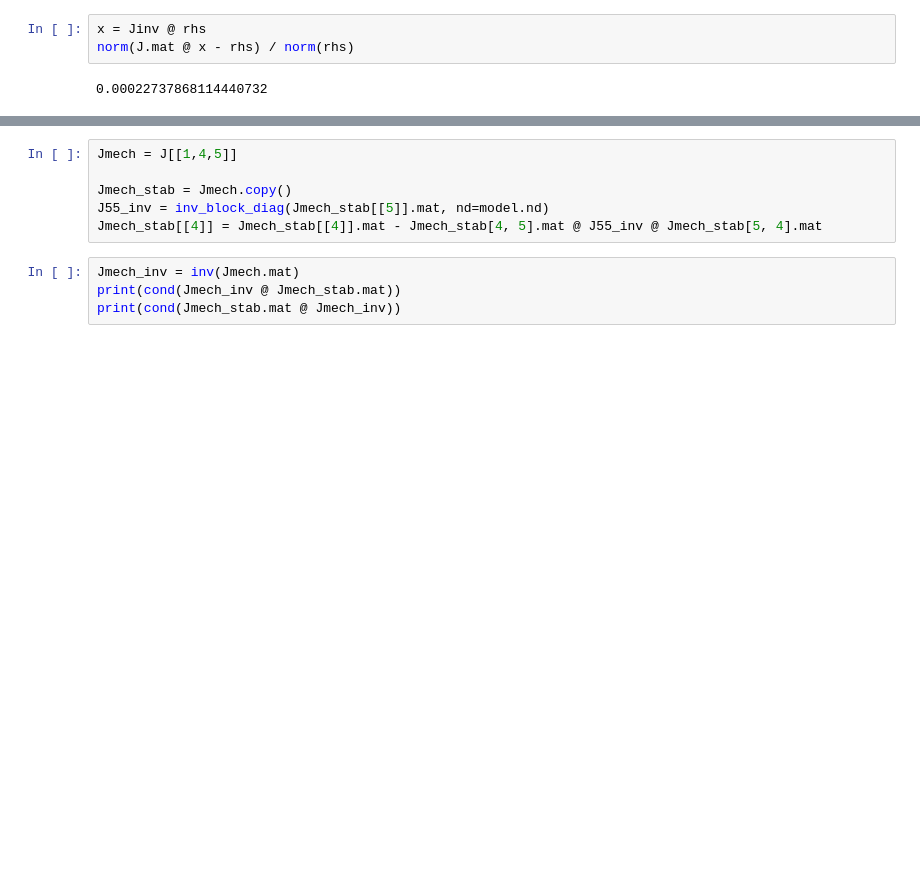
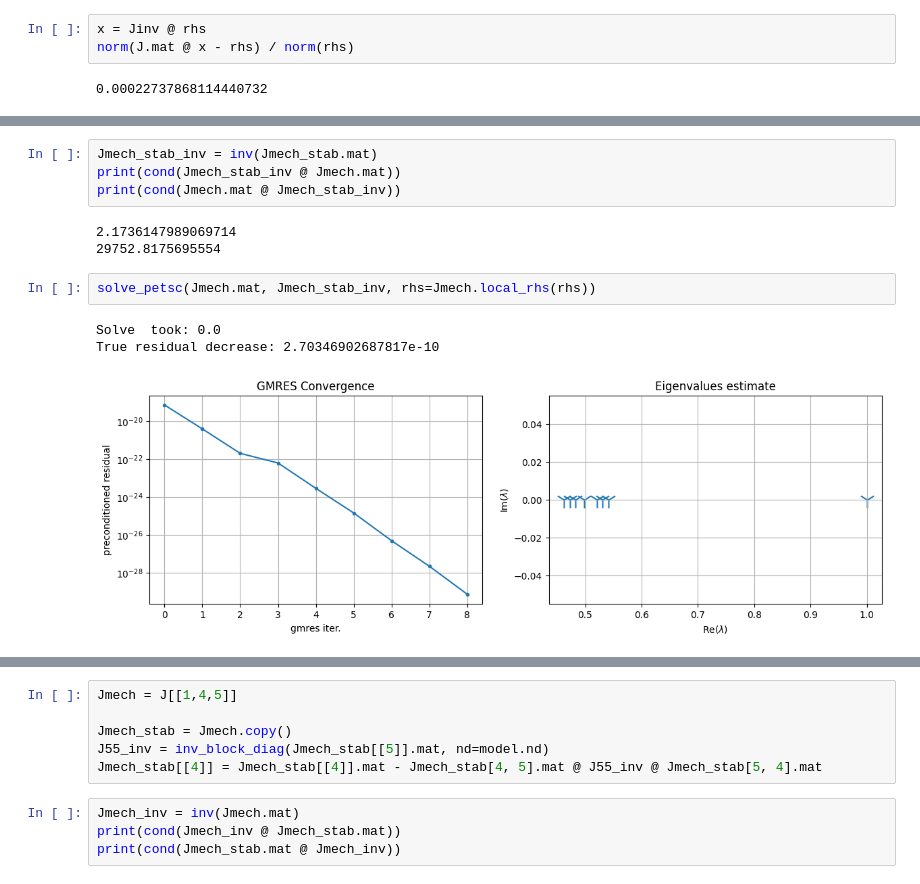
Before and after one commit to pmgbergen/FTHM-Solver, a Jupyter notebook: fpm/full_system_exact.ipynb, the cells around one changed output, grey strips where cells are left out. Cells and saved outputs as stored; diff of their text form; blank space fills up the shorter version.

```diff
--- a/fpm/full_system_exact.ipynb
+++ b/fpm/full_system_exact.ipynb
@@ -161,0 +181,13 @@ True residual decrease: 0.00016633692489574745
+# %%
+Jmech_stab_inv = inv(Jmech_stab.mat)
+print(cond(Jmech_stab_inv @ Jmech.mat))
+print(cond(Jmech.mat @ Jmech_stab_inv))
+# %% [output]
+2.1736147989069714
+29752.8175695554
+# %%
+solve_petsc(Jmech.mat, Jmech_stab_inv, rhs=Jmech.local_rhs(rhs))
+# %% [output]
+Solve  took: 0.0
+True residual decrease: 2.70346902687817e-10
+[figure, added]
```
Also changed, not shown: parts of 12 cells of this notebook, 5 other files.
